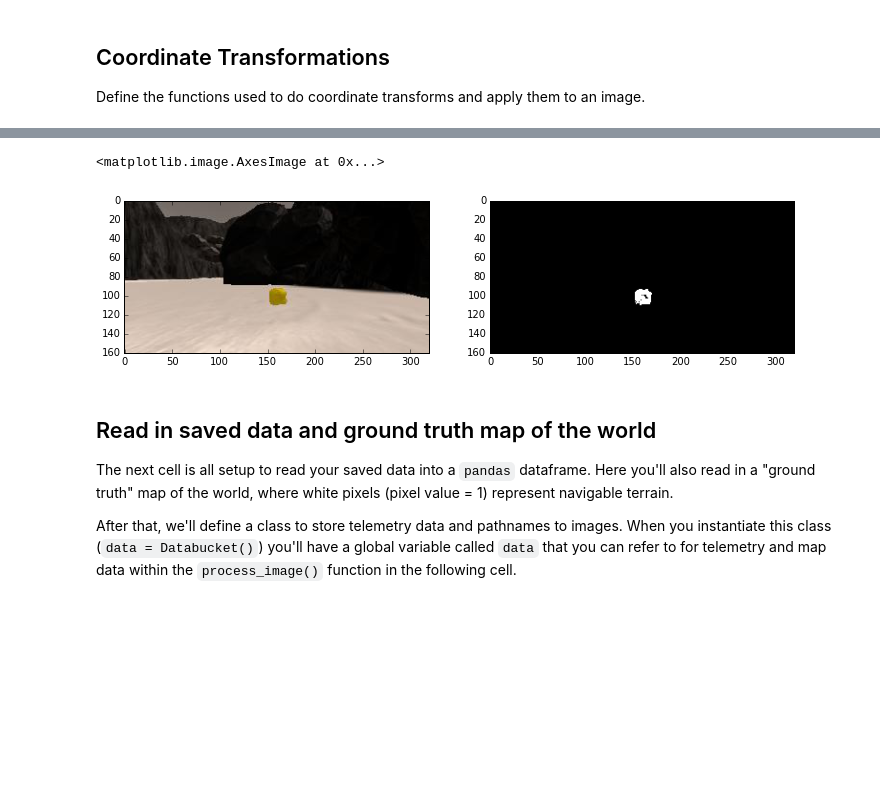
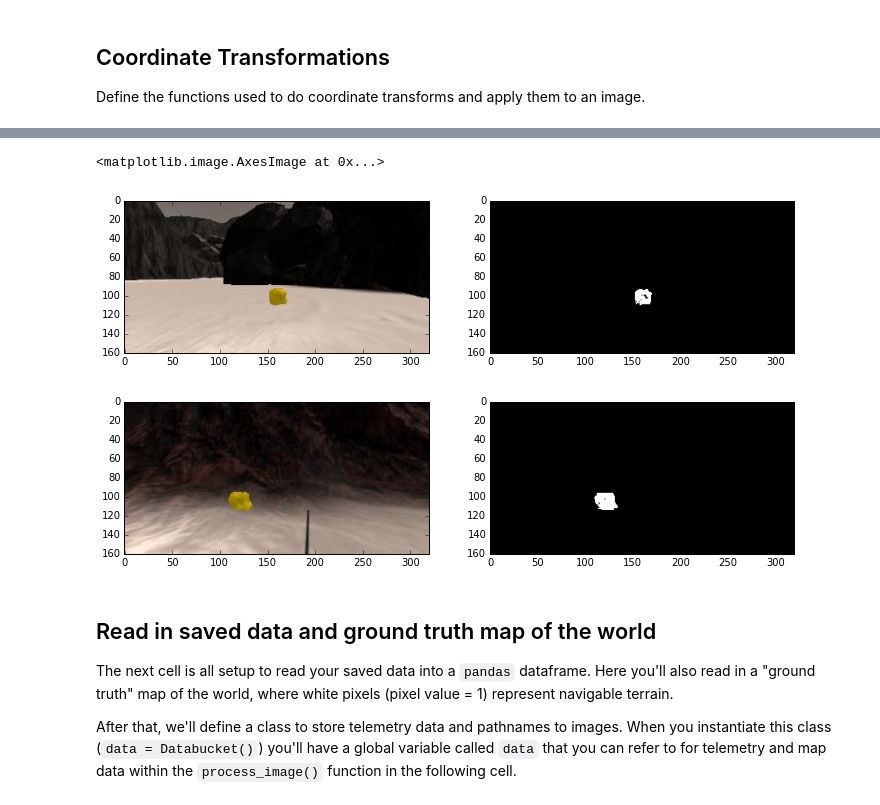
Before and after one commit to yokuba/rover-project, a Jupyter notebook: code/Rover_Project_Test_Notebook.ipynb, the cells around one changed output, grey strips where cells are left out. Cells and saved outputs as stored; diff of their text form; code cells hidden in the pictures; blank space fills up the shorter version.

```diff
--- a/code/Rover_Project_Test_Notebook.ipynb
+++ b/code/Rover_Project_Test_Notebook.ipynb
@@ -230,23 +264,31 @@ plt.arrow(0, 0, x_arrow, y_arrow, color='red', zorder=2, head_width=10, width=2)
 # %%
 def find_rocks(img, levels=(110, 110, 50)):
     rockpics = ((img[:,:,0] > levels[0]) \
                 & (img[:,:,1] > levels[1]) \
                 & (img[:,:,2] < levels[2]))
 
     color_select = np.zeros_like(img[:,:,0])
     color_select[rockpics] = 1
 
     return color_select
 
 rock_map = find_rocks(rock_img)
 fig = plt.figure(figsize=(12,3))
 plt.subplot(121)
 plt.imshow(rock_img)
 plt.subplot(122)
 plt.imshow(rock_map, cmap='gray')
+
+rock_map = find_rocks(rock_img_1)
+fig = plt.figure(figsize=(12,3))
+plt.subplot(121)
+plt.imshow(rock_img_1)
+plt.subplot(122)
+plt.imshow(rock_map, cmap='gray')
 # %% [output]
 <matplotlib.image.AxesImage at 0x...>
 [figure]
+[figure, added]
 # %% [markdown]
 ## Read in saved data and ground truth map of the world
 The next cell is all setup to read your saved data into a `pandas` dataframe.  Here you'll also read in a "ground truth" map of the world, where white pixels (pixel value = 1) represent navigable terrain.
```
Also changed, not shown: parts of 5 cells of this notebook.
